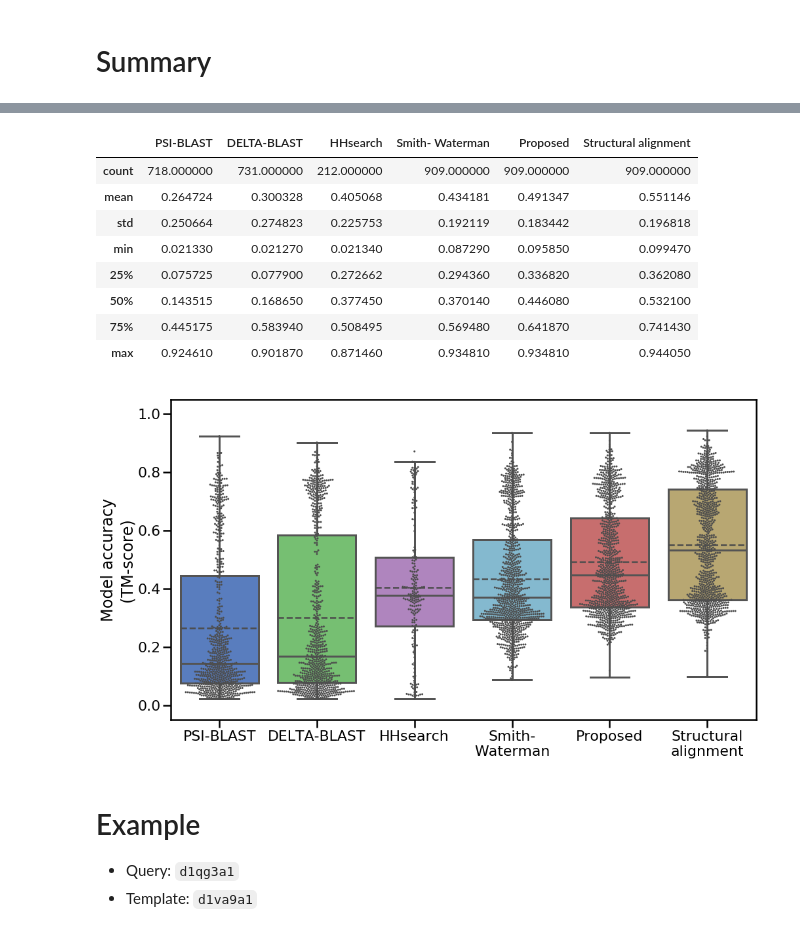
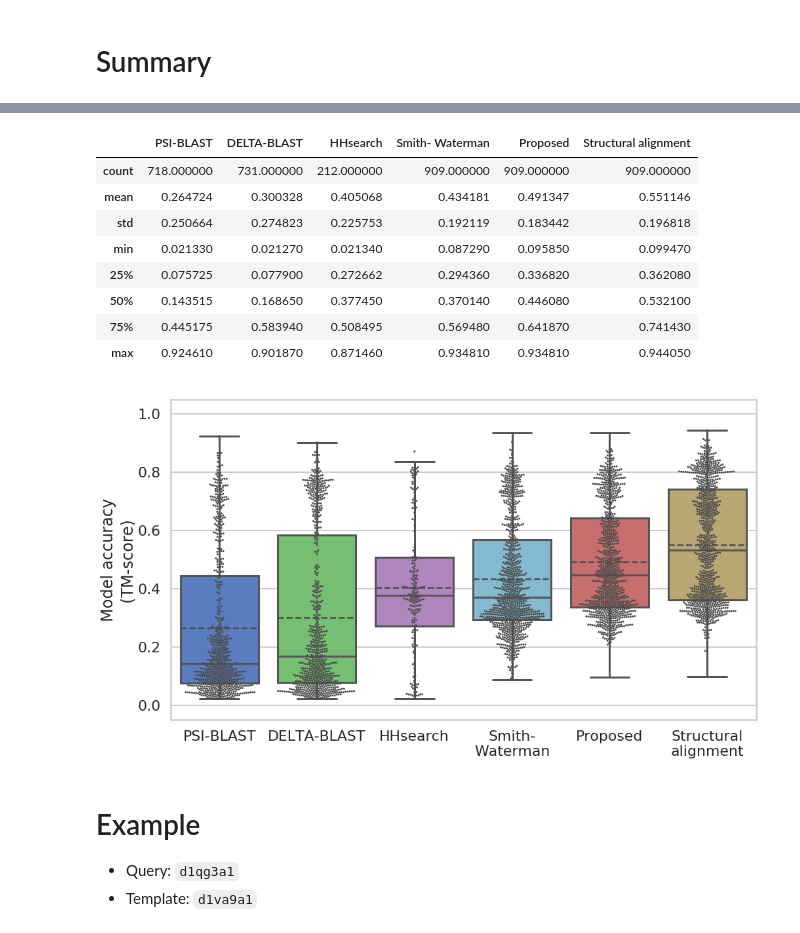
Before and after one commit to shuichiro-makigaki/exmachina, a Jupyter notebook: contrib/evaluation.ipynb, the cells around one changed output, grey strips where cells are left out. Cells and saved outputs as stored; diff of their text form; code cells hidden in the pictures.

```diff
--- a/contrib/evaluation.ipynb
+++ b/contrib/evaluation.ipynb
@@ -349,34 +349,35 @@ for query in tqdm(test_domain):
                                      f'../data/train/pdbstyle-1.75/{query[2:4]}/{query}.ent')
         tmalign.run()
         if tmalign.tmscore is None:
             continue
         result_d[key].append(tmalign.tmscore[1])
 
 result_df = pandas.DataFrame.from_dict(result_d, orient='index')
 result_df = result_df.transpose()
 display(result_df.describe())
 
 seaborn.set_context('poster')
+seaborn.set_style('whitegrid')
 fig, ax = pyplot.subplots(figsize=(16, 9))
 ax.set_ylabel('Model accuracy\n(TM-score)')
 ax.set_ylim(bottom=-0.05, top=1.05)
 seaborn.boxplot(data=result_df, ax=ax, showmeans=True, meanline=True, showfliers=False,
                 palette=pal, meanprops={'color': '.3', 'linewidth': 2.5},
                 flierprops={'markersize': 8, 'marker': 'x', 'markerfacecolor': '.3', 'markeredgewidth': 1.3})
 seaborn.swarmplot(data=result_df, ax=ax, color='.3', size=3, linewidth=0)
 fig.savefig('boxplot_domain_pairs_tmscore.pdf', bbox_inches='tight', pad_inches = 0)
 # %% [output]
 [interactive output not drawn]
 |  | PSI-BLAST | DELTA-BLAST | HHsearch | Smith- Waterman | Proposed | Structural alignment |
 | count | 718.000000 | 731.000000 | 212.000000 | 909.000000 | 909.000000 | 909.000000 |
 | mean | 0.264724 | 0.300328 | 0.405068 | 0.434181 | 0.491347 | 0.551146 |
 | std | 0.250664 | 0.274823 | 0.225753 | 0.192119 | 0.183442 | 0.196818 |
 | min | 0.021330 | 0.021270 | 0.021340 | 0.087290 | 0.095850 | 0.099470 |
 | 25% | 0.075725 | 0.077900 | 0.272662 | 0.294360 | 0.336820 | 0.362080 |
 | 50% | 0.143515 | 0.168650 | 0.377450 | 0.370140 | 0.446080 | 0.532100 |
 | 75% | 0.445175 | 0.583940 | 0.508495 | 0.569480 | 0.641870 | 0.741430 |
 | max | 0.924610 | 0.901870 | 0.871460 | 0.934810 | 0.934810 | 0.944050 |
-[figure, old version]
+[figure, new version]
 # %% [markdown]
 # Example
 
```
Also changed, not shown: 7 other files.
